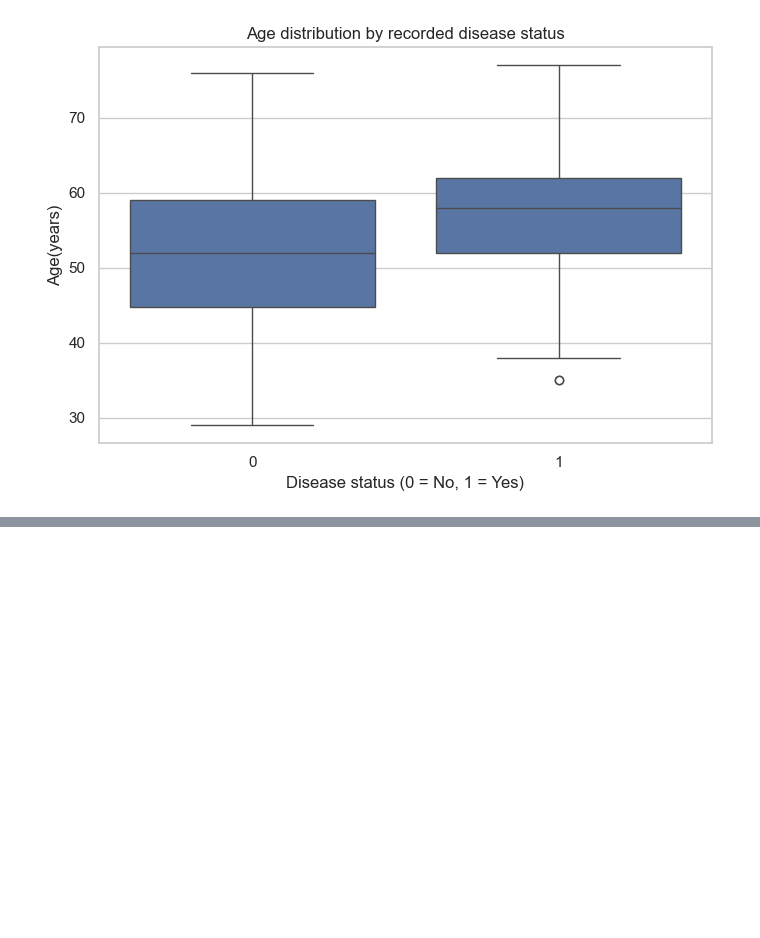
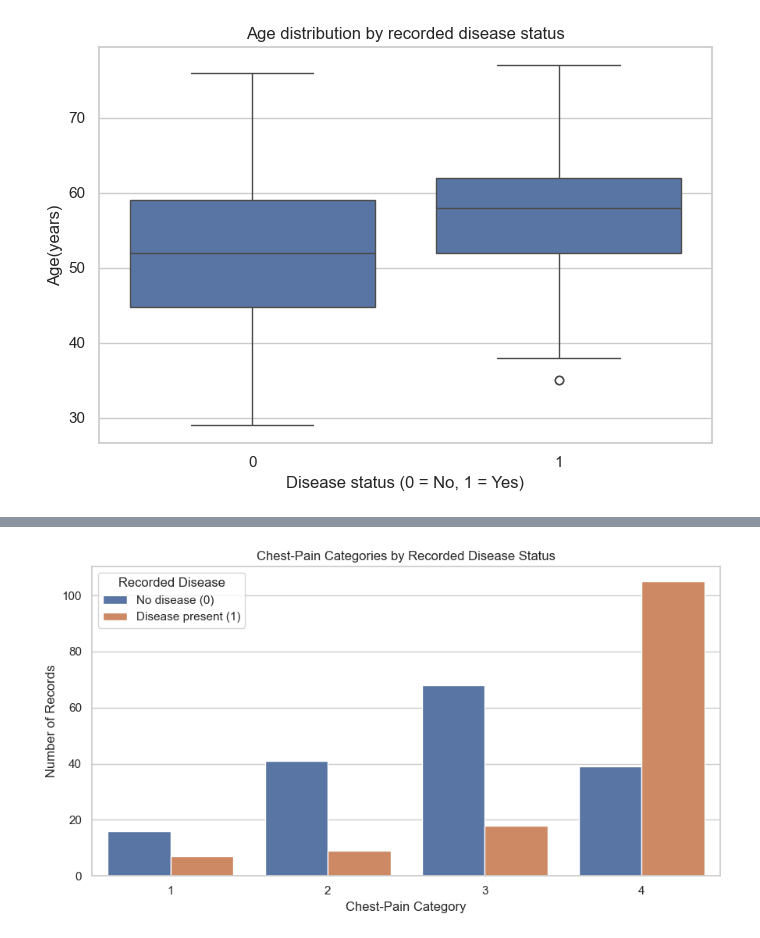
Before and after one commit to divyamohan6388-droid/cardiovascular-risk-prediction, a Jupyter notebook: notebooks/01_dataset_exploration.ipynb, the cells around one changed output, grey strips where cells are left out. Drawn from its saved outputs; the diff is of its cells as text; code cells hidden in the pictures; blank space fills up the shorter version.

Commit message:
feat: completed exploratory data analysis

```diff
--- a/notebooks/01_dataset_exploration.ipynb
+++ b/notebooks/01_dataset_exploration.ipynb
@@ -283,0 +294,24 @@ plt.show()
+# %%
+# comparing chest pain with disease status
+plot_df["disease"] = (plot_df["num"] > 0).astype(int)
+
+plt.figure(figsize=(9,5))
+
+sns.countplot(
+    data=plot_df,
+    x="cp",
+    hue="disease"
+)
+
+plt.title("Chest-Pain Categories by Recorded Disease Status")
+plt.xlabel("Chest-Pain Category")
+plt.ylabel("Number of Records")
+plt.legend(
+    title="Recorded Disease",
+    labels=["No disease (0)", "Disease present (1)"]
+)
+
+plt.tight_layout()
+plt.show()
+# %% [output]
+[figure, added]
```
Also changed, not shown: parts of 8 cells of this notebook.
